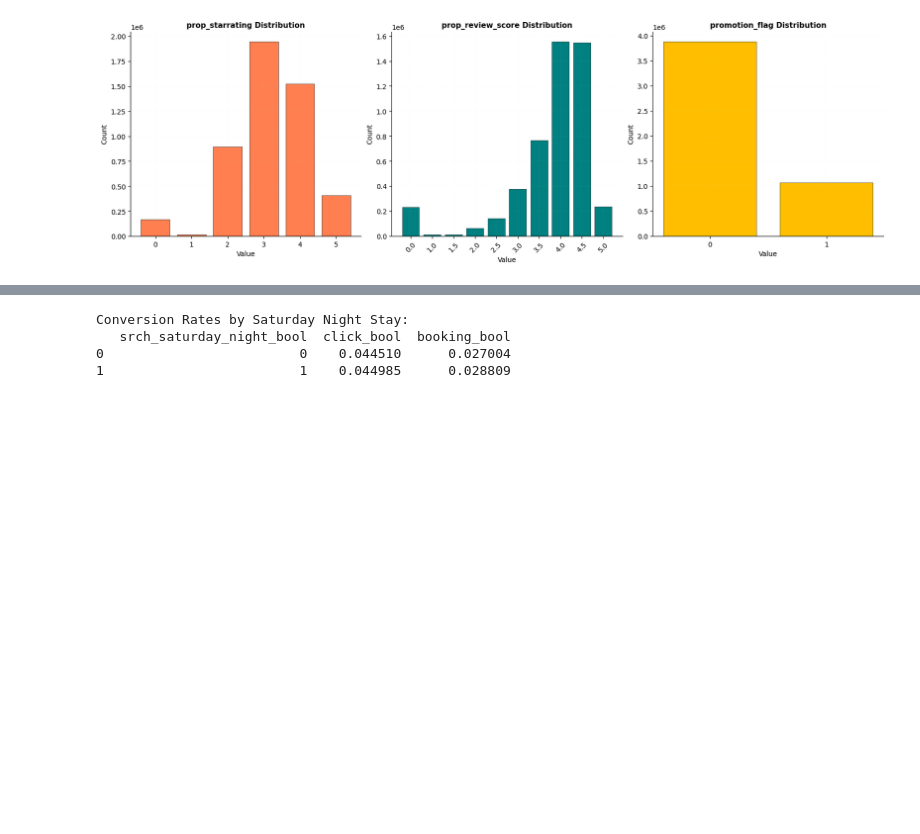
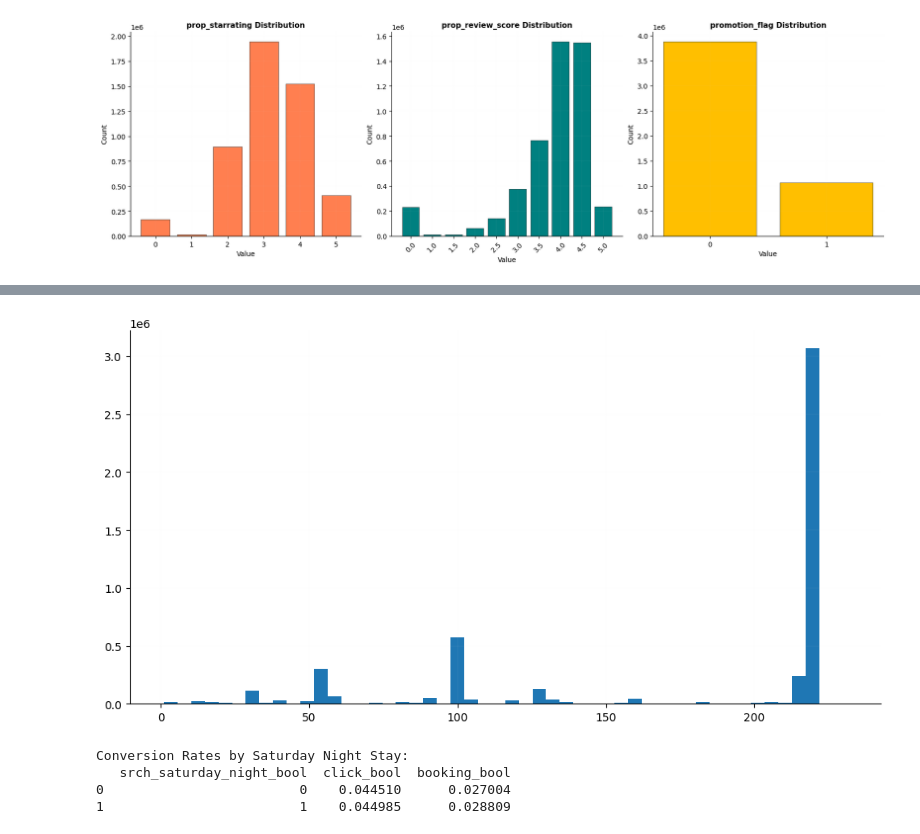
Before and after one commit to alicja-a-d/Data_Mining, a Jupyter notebook: A2/code/DMT_A2.ipynb, the cells around one changed output, grey strips where cells are left out. Saved outputs shown, nothing was run; the diff lists cells and outputs as text; code cells hidden in the pictures; blank space fills up the shorter version.

```diff
--- a/A2/code/DMT_A2.ipynb
+++ b/A2/code/DMT_A2.ipynb
@@ -183,3 +337,9 @@ plt.show()
+# %%
+plt.figure(figsize=(12, 6))
+plt.hist(df['visitor_location_country_id'], bins =100)
+plt.show()
+# %% [output]
+[figure, added]
 # %%
 def explore_saturday_stay(data):
     """checking if Saturday night impacts the clicks and bookings"""
```
Also changed, not shown: parts of 21 cells of this notebook.
